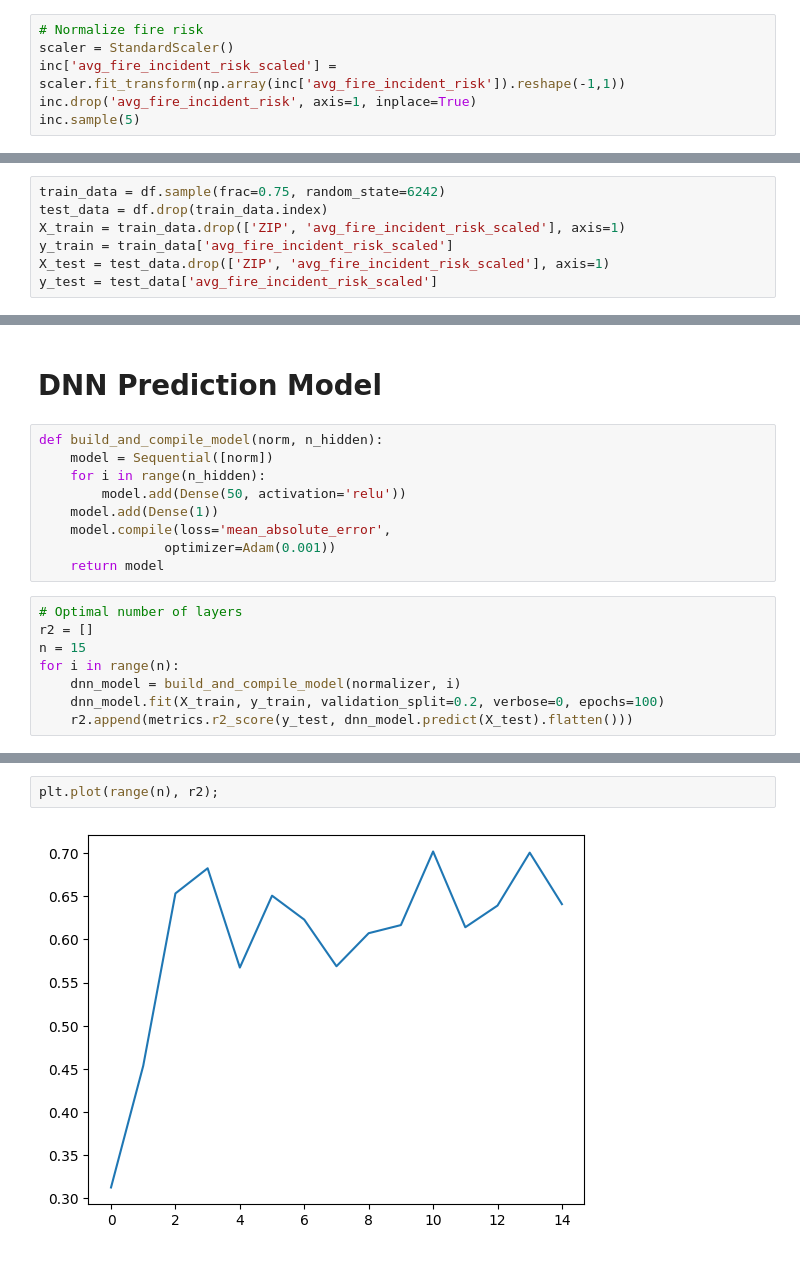
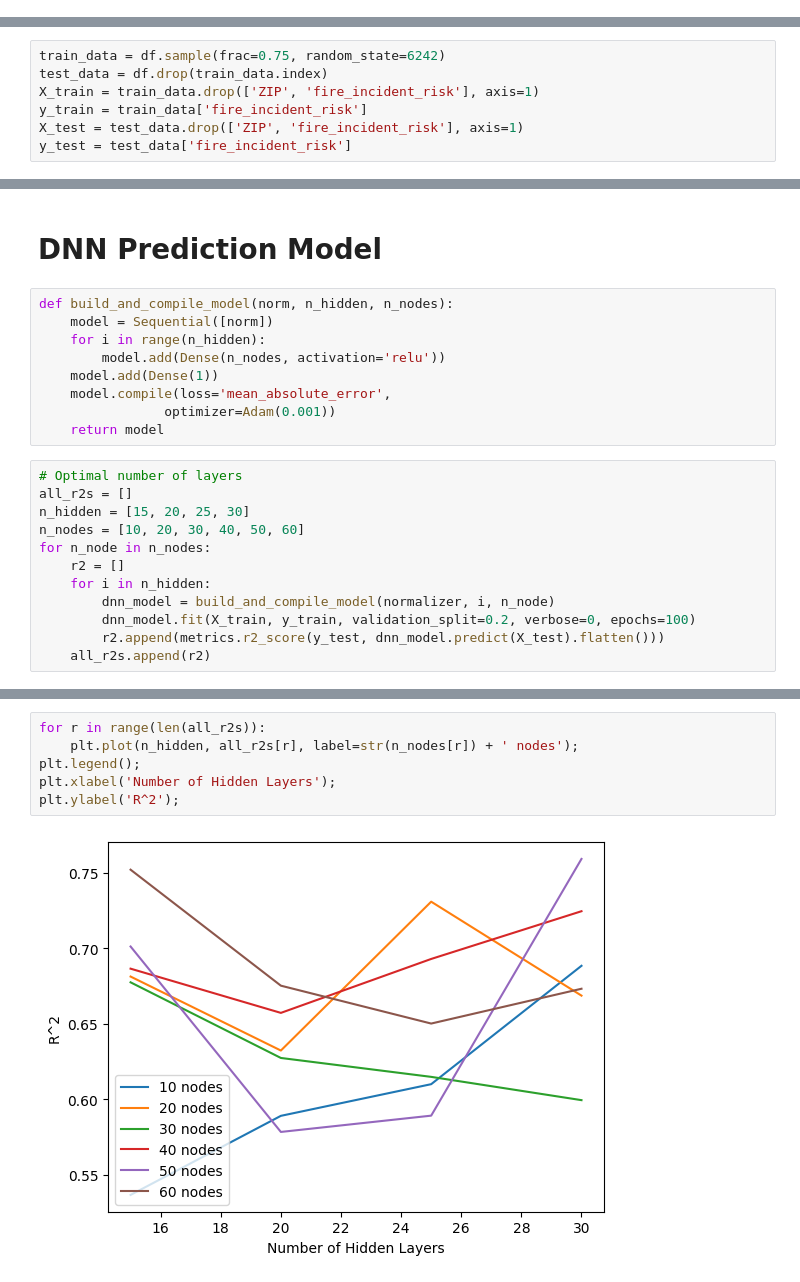
Before and after one commit to tyler-netek/fire-station-spatial-temporal-analysis-project, a Jupyter notebook: fire_incident_prediction.ipynb, the cells around one changed output, grey strips where cells are left out. Cells and saved outputs as stored; diff of their text form.

Commit message:
update to DNN model
Update DNN model to predict weighted fire incidents

```diff
--- a/fire_incident_prediction.ipynb
+++ b/fire_incident_prediction.ipynb
@@ -111,6 +111,0 @@ inc = inc[['ZIP', 'avg_fire_incident_risk']]
-# %%
-# Normalize fire risk
-scaler = StandardScaler()
-inc['avg_fire_incident_risk_scaled'] = scaler.fit_transform(np.array(inc['avg_fire_incident_risk']).reshape(-1,1))
-inc.drop('avg_fire_incident_risk', axis=1, inplace=True)
-inc.sample(5)
@@ -181,10 +169,10 @@ df.est_families_median_income_dollars = df.est_families_median_income_dollars.fi
 # %%
 train_data = df.sample(frac=0.75, random_state=6242)
 test_data = df.drop(train_data.index)
-X_train = train_data.drop(['ZIP', 'avg_fire_incident_risk_scaled'], axis=1)
-y_train = train_data['avg_fire_incident_risk_scaled']
-X_test = test_data.drop(['ZIP', 'avg_fire_incident_risk_scaled'], axis=1)
-y_test = test_data['avg_fire_incident_risk_scaled']
+X_train = train_data.drop(['ZIP', 'fire_incident_risk'], axis=1)
+y_train = train_data['fire_incident_risk']
+X_test = test_data.drop(['ZIP', 'fire_incident_risk'], axis=1)
+y_test = test_data['fire_incident_risk']
 # %%
 # Normalize data
 normalizer = Normalization(axis=-1)
@@ -192,20 +180,24 @@ normalizer.adapt(np.array(X_train))
 # %% [markdown]
 # DNN Prediction Model
 # %%
-def build_and_compile_model(norm, n_hidden):
+def build_and_compile_model(norm, n_hidden, n_nodes):
     model = Sequential([norm])
     for i in range(n_hidden):
-        model.add(Dense(50, activation='relu'))
+        model.add(Dense(n_nodes, activation='relu'))
     model.add(Dense(1))
     model.compile(loss='mean_absolute_error',
                 optimizer=Adam(0.001))
     return model
 # %%
 # Optimal number of layers
-r2 = []
-n = 15
-for i in range(n):
-    dnn_model = build_and_compile_model(normalizer, i)
-    dnn_model.fit(X_train, y_train, validation_split=0.2, verbose=0, epochs=100)
-    r2.append(metrics.r2_score(y_test, dnn_model.predict(X_test).flatten()))
+all_r2s = []
+n_hidden = [15, 20, 25, 30]
+n_nodes = [10, 20, 30, 40, 50, 60]
+for n_node in n_nodes:
+    r2 = []
+    for i in n_hidden:
+        dnn_model = build_and_compile_model(normalizer, i, n_node)
+        dnn_model.fit(X_train, y_train, validation_split=0.2, verbose=0, epochs=100)
+        r2.append(metrics.r2_score(y_test, dnn_model.predict(X_test).flatten()))
+    all_r2s.append(r2)
 # %% [output]
@@ -227,4 +221,8 @@ for i in range(n):
 # %%
-plt.plot(range(n), r2);
+for r in range(len(all_r2s)):
+    plt.plot(n_hidden, all_r2s[r], label=str(n_nodes[r]) + ' nodes');
+plt.legend();
+plt.xlabel('Number of Hidden Layers');
+plt.ylabel('R^2');
 # %% [output]
-[figure, old version]
+[figure, new version]
```
Also changed, not shown: parts of 12 cells of this notebook.
